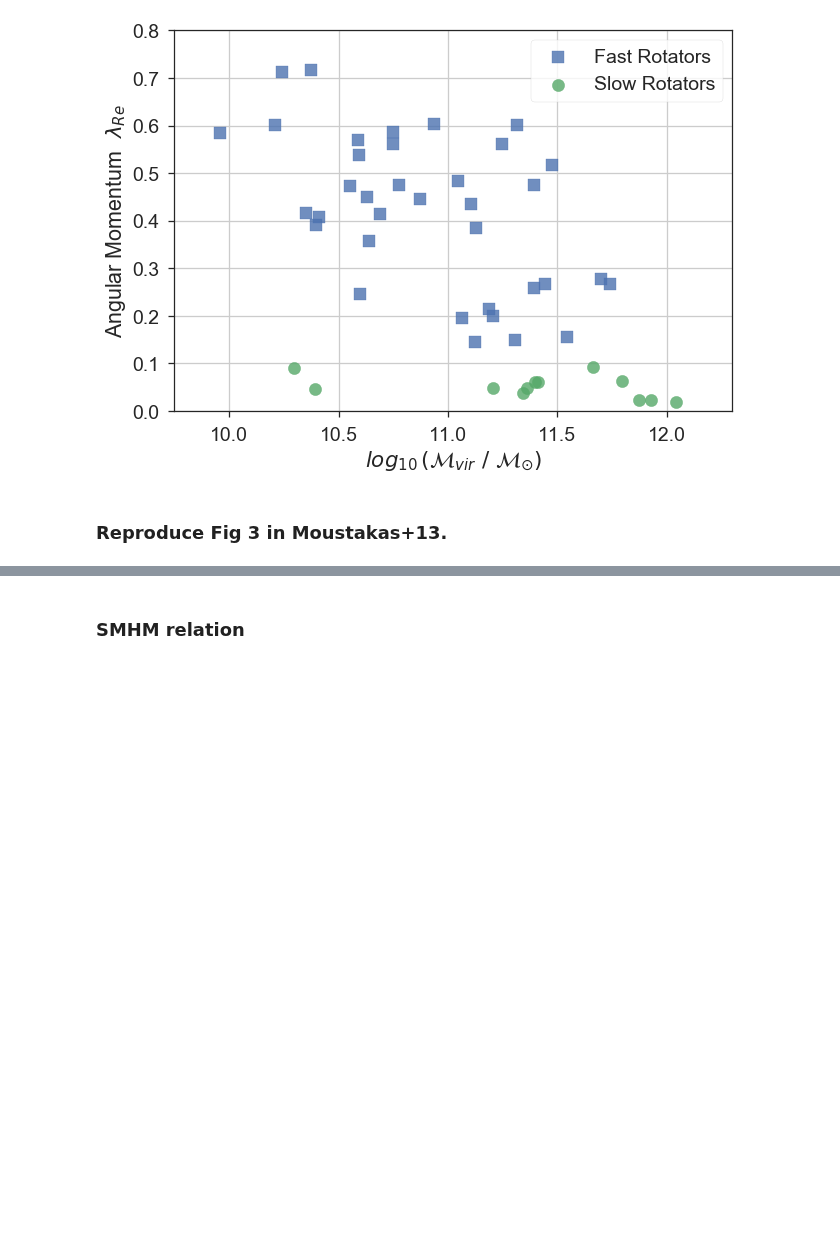
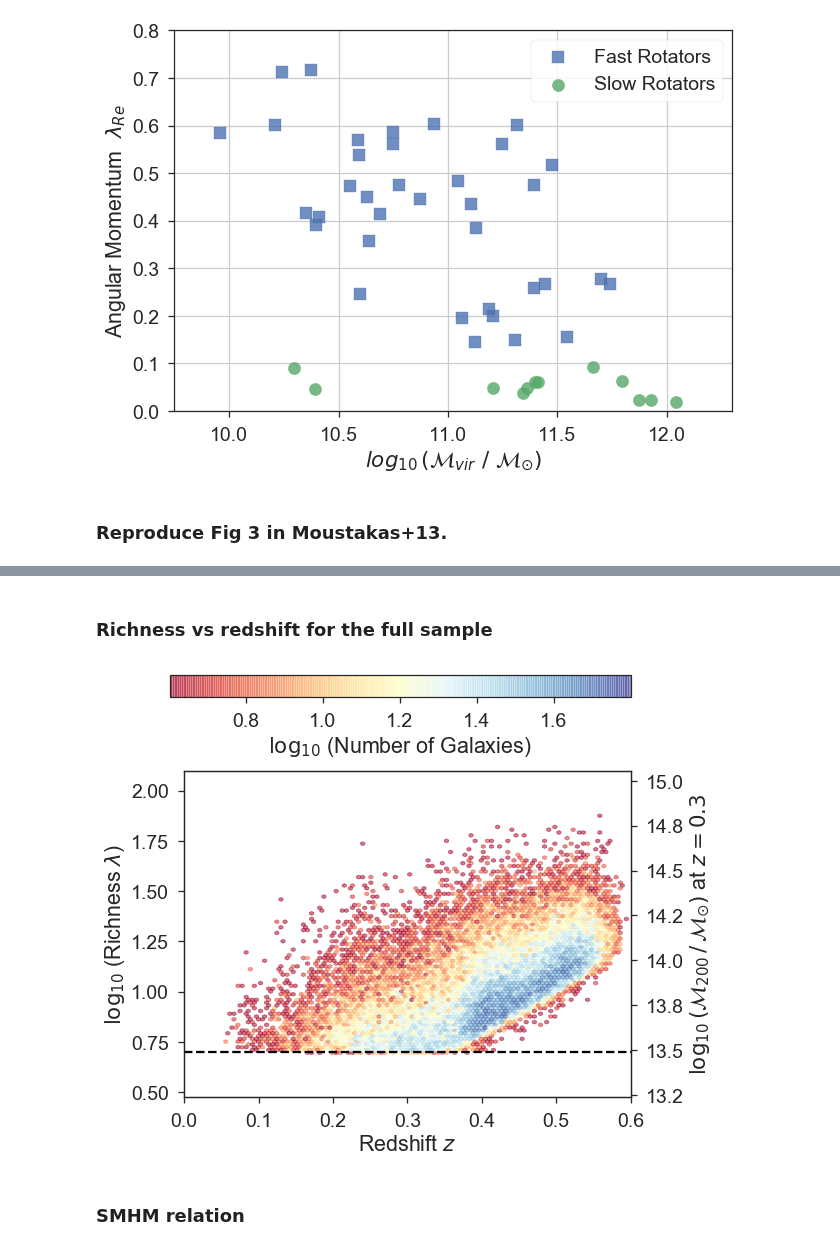
Before and after one commit to moustakas/legacyhalos, a Jupyter notebook: legacyhalos/talks/rochester-2018apr.ipynb, the cells around one changed output, grey strips where cells are left out. Cells and saved outputs as stored; diff of their text form; code cells hidden in the pictures; blank space fills up the shorter version.

```diff
--- a/legacyhalos/talks/rochester-2018apr.ipynb
+++ b/legacyhalos/talks/rochester-2018apr.ipynb
@@ -406,0 +421,7 @@ qa_smf_huang18()
+# %% [markdown]
+### Richness vs redshift for the full sample
+# %%
+legacyhalos_dir = os.getenv('LEGACYHALOS_DIR')
+parentfile = os.path.join(legacyhalos_dir, 'legacyhalos-parent.fits')
+# %%
+rm = Table(fits.getdata(parentfile, extname='REDMAPPER'))
@@ -407,3 +452,33 @@ qa_smf_huang18()
+# %%
+def qa_legacyhalos_sample(png=None):
+    fig, ax = plt.subplots(figsize=(8, 6))
+
+    hb = ax.hexbin(rm['Z'], np.log10(rm['LAMBDA_CHISQ']), mincnt=3,
+                   cmap=plt.cm.get_cmap('RdYlBu'), alpha=0.5, bins='log')
+    ax.set_xlabel('Redshift $z$')
+    ax.set_ylabel(r'$\log_{10}$ (Richness $\lambda$)')
+    ax.set_xlim(0, 0.6)
+    ymin, ymax = np.log10(3), 2.1
+    ax.set_ylim(ymin, ymax)
+    ax.axhline(y=np.log10(5), ls='--', color='k')
+
+    cax = fig.add_axes([0.1, 1.05, 0.8, 0.05])
+    cb = plt.colorbar(hb, orientation='horizontal', cax=cax)
+    cb.set_label(r'$\log_{10}$ (Number of Galaxies)')
+
+    ax2 = ax.twinx()
+    ax2.set_ylabel(r'$\log_{10}\, (\mathcal{M}_{200}\, /\, \mathcal{M}_{\odot})$ at $z=0.3$')
+    ax2.set_ylim( np.log10(lambda2mhalo(10**ymin, redshift=0.3)),
+                 np.log10(lambda2mhalo(10**ymax, redshift=0.3)) )
+    ax2.yaxis.set_major_formatter(FormatStrFormatter('%.1f'))
+    ax2.plot([],[])
+
+    if png:
+        plt.savefig(png, bbox_inches='tight')
+# %%
+qa_legacyhalos_sample(png=os.path.join(talkdir, 'legacyhalos-sample.png'))
+# %% [output]
+[figure, added]
 # %%
 stop
 # %% [markdown]
```
Also changed, not shown: parts of 11 cells of this notebook.
